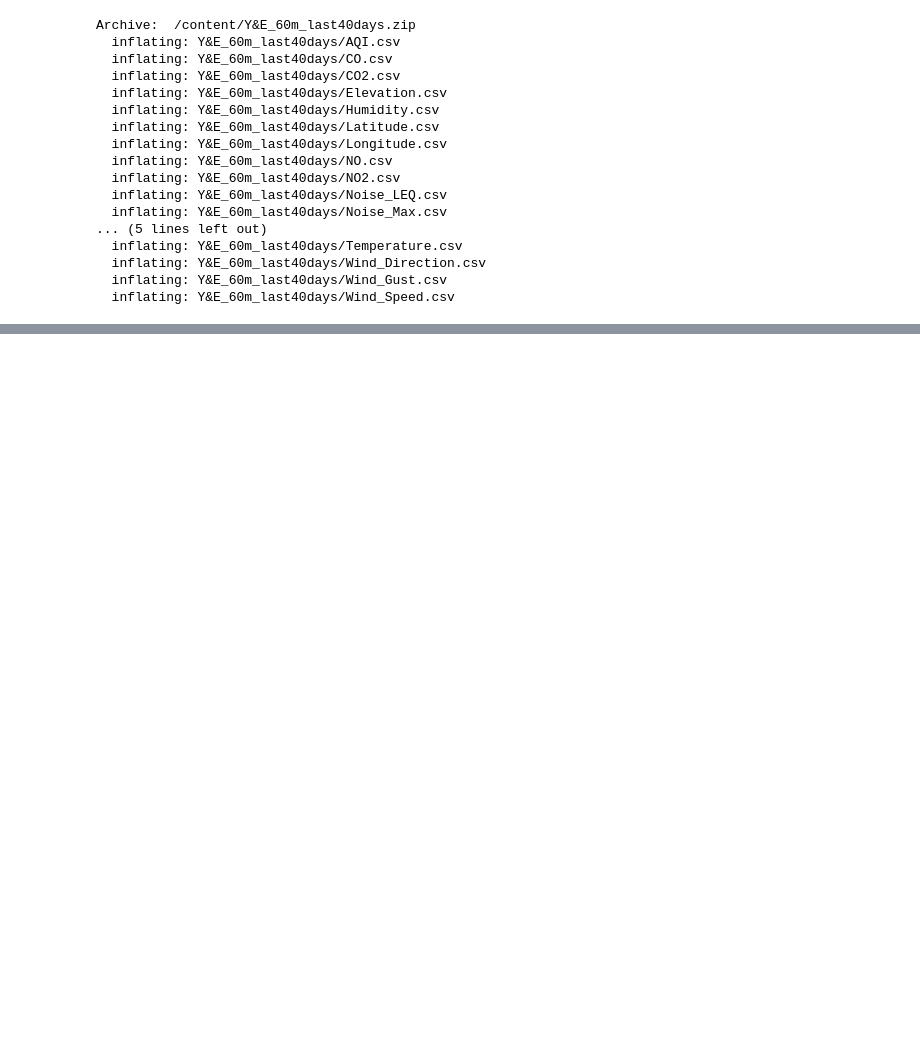
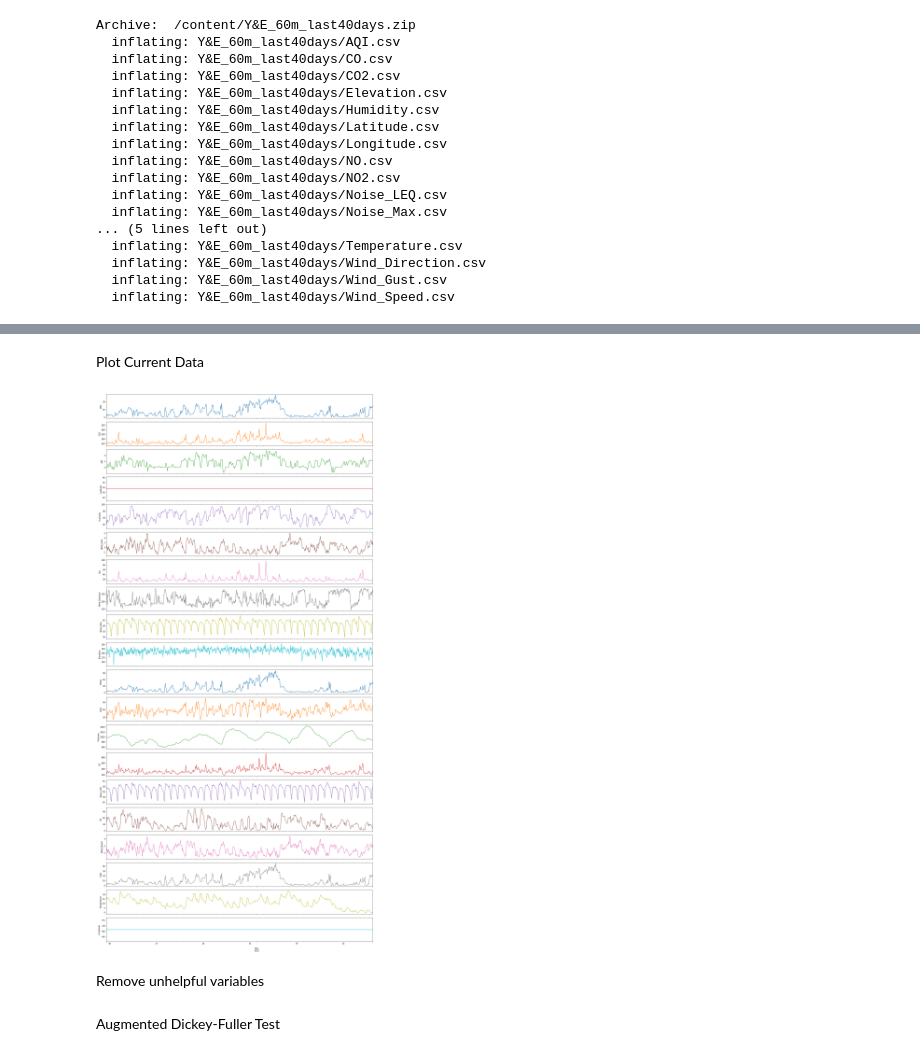
Before and after one commit to markuskunej/air-pollution-thesis, a Jupyter notebook: VARIMA.ipynb, the cells around one changed output, grey strips where cells are left out. Saved outputs shown, nothing was run; the diff lists cells and outputs as text; code cells hidden in the pictures; blank space fills up the shorter version.

Commit message:
Remove NaN values from data, added time series visuals, dickey-fuller test, and start of johansen cointegration test and granger causality test

```diff
--- a/VARIMA.ipynb
+++ b/VARIMA.ipynb
@@ -107,0 +108,16 @@ DatetimeIndex(['2022-10-09 11:00:00-04:00', '2022-10-09 12:00:00-04:00',
+# %%
+#see how many nan values exist now
+print(big_df.isnull().sum())
+
+# delete rows from beginning and end that contain NaN values (since date range for each variable is not the same)
+
+# drop nan rows from beginning
+while(big_df.iloc[0].isnull().values.any() == True):
+  big_df.drop(index=big_df.index[0], axis=0, inplace=True)
+
+#drop nan rows from end
+while(big_df.iloc[-1].isnull().values.any() == True):
+  big_df.drop(index=big_df.index[-1], axis=0, inplace=True)
+
+#see how many nan values exist after slicing the beginning and end of dataframe
+print(big_df.isnull().sum())
@@ -107,0 +142,18 @@ DatetimeIndex(['2022-10-09 11:00:00-04:00', '2022-10-09 12:00:00-04:00',
+# %% [markdown]
+Plot Current Data
+# %%
+import matplotlib.pyplot as plt
+
+plot_cols = big_df.columns
+
+fig,ax = plt.subplots(len(plot_cols), figsize=(20,40), sharex=True)
+big_df.plot(subplots=True, legend=False, ax=ax)
+for a in range(len(ax)):
+    ax[a].set_ylabel(plot_cols[a])
+ax[-1].set_xlabel('')
+plt.tight_layout()
+plt.show()
+# %% [output]
+[figure, added]
+# %% [markdown]
+Remove unhelpful variables
@@ -107,0 +164,2 @@ DatetimeIndex(['2022-10-09 11:00:00-04:00', '2022-10-09 12:00:00-04:00',
+# %% [markdown]
+Augmented Dickey-Fuller Test
```
Also changed, not shown: parts of 8 cells of this notebook.
